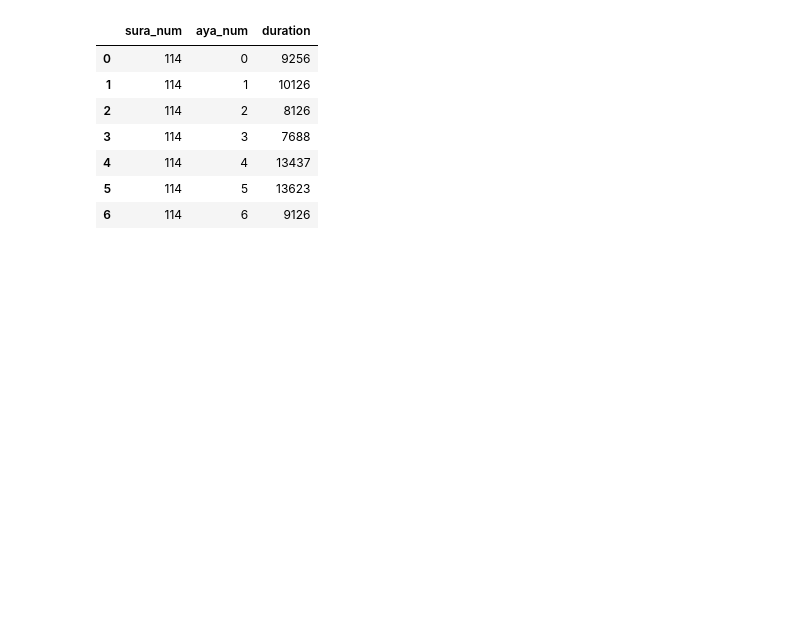
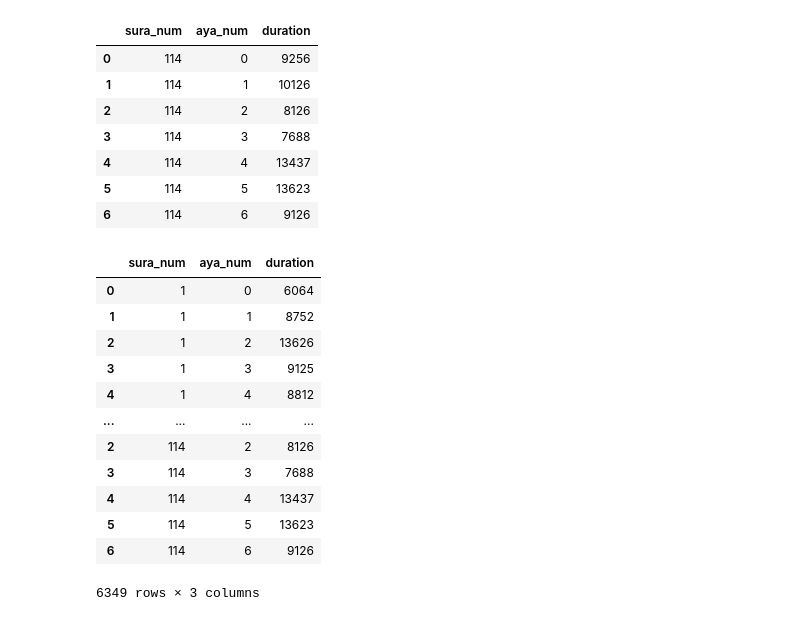
Before and after one commit to drnesr/QuranDataset, a Jupyter notebook: Code/DB_Qur_001.ipynb, the cells around one changed output. Saved outputs shown, nothing was run; the diff lists cells and outputs as text; code cells hidden in the pictures; blank space fills up the shorter version.

```diff
--- a/Code/DB_Qur_001.ipynb
+++ b/Code/DB_Qur_001.ipynb
@@ -210,0 +217,17 @@ get_ayat_durations(archive.open('114.txt'), 114, 6)
+# %%
+telawa = pd.concat(all_suras)
+telawa
+# %% [output]
+|  | sura_num | aya_num | duration |
+| 0 | 1 | 0 | 6064 |
+| 1 | 1 | 1 | 8752 |
+| 2 | 1 | 2 | 13626 |
+| 3 | 1 | 3 | 9125 |
+| 4 | 1 | 4 | 8812 |
+| ... | ... | ... | ... |
+| 2 | 114 | 2 | 8126 |
+| 3 | 114 | 3 | 7688 |
+| 4 | 114 | 4 | 13437 |
+| 5 | 114 | 5 | 13623 |
+| 6 | 114 | 6 | 9126 |
+6349 rows × 3 columns
```
Also changed, not shown: parts of 6 cells of this notebook, 1 other file.
